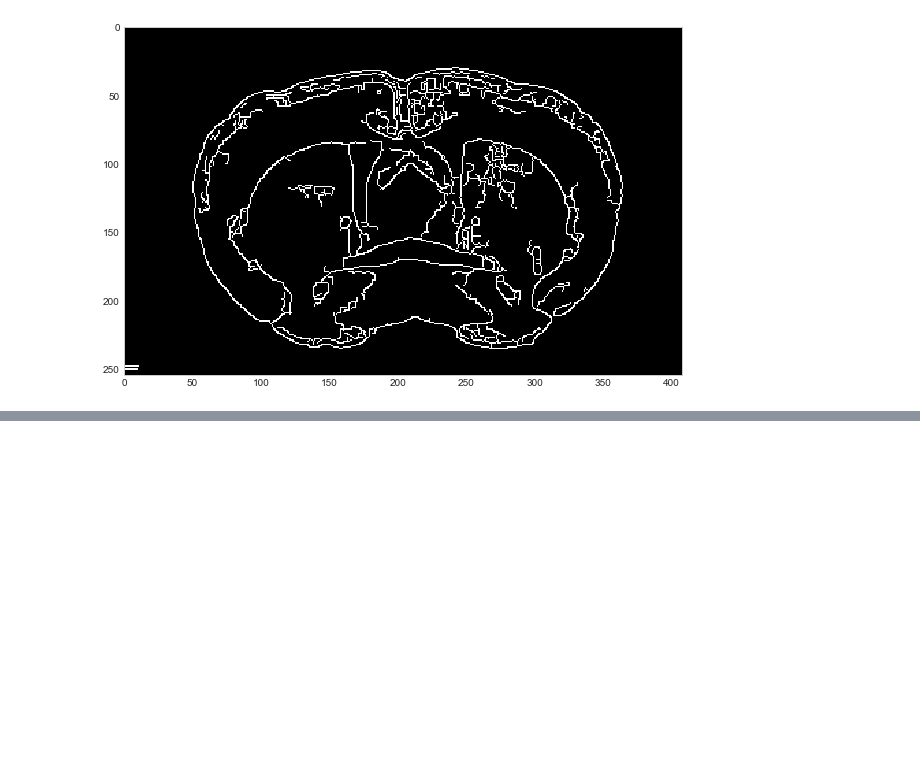
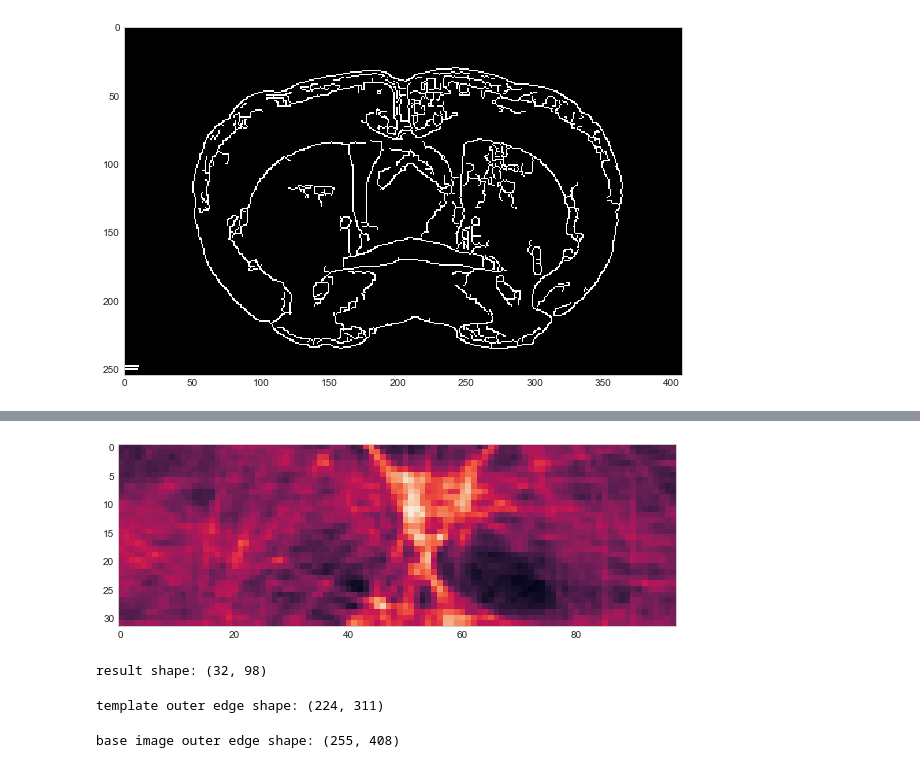
Before and after one commit to sheelabhadra/Brain-Atlas-Project, a Jupyter notebook: Code/Edge and Contour detection.ipynb, the cells around one changed output, grey strips where cells are left out. Cells and saved outputs as stored; diff of their text form; code cells hidden in the pictures; blank space fills up the shorter version.

```diff
--- a/Code/Edge and Contour detection.ipynb
+++ b/Code/Edge and Contour detection.ipynb
@@ -71,4 +73,4 @@ plot_image(edges)
 [figure]
 # %%
 # Upscale the image with edges to original resolution
-edges = cv2.resize(edges,(width, height), interpolation = cv2.INTER_CUBIC)
+# edges = cv2.resize(edges,(width, height), interpolation = cv2.INTER_CUBIC)
@@ -75,3 +109,6 @@ edges = cv2.resize(edges,(width, height), interpolation = cv2.INTER_CUBIC)
+# %%
+# Fitting the outer edge
+result = match_template(edges, outer_edge_down)
 # %%
 plot_image(edges)
 # %% [output]
@@ -84,0 +120,16 @@ plot_image(out)
+# %%
+plot_image(result, gray=False)
+# %% [output]
+[figure, added]
+# %%
+print('result shape: {}'.format(result.shape))
+# %% [output]
+result shape: (32, 98)
+# %%
+print('template outer edge shape: {}'.format(outer_edge_down.shape))
+# %% [output]
+template outer edge shape: (224, 311)
+# %%
+print('base image outer edge shape: {}'.format(edges.shape))
+# %% [output]
+base image outer edge shape: (255, 408)
```
Also changed, not shown: parts of 24 cells of this notebook.
